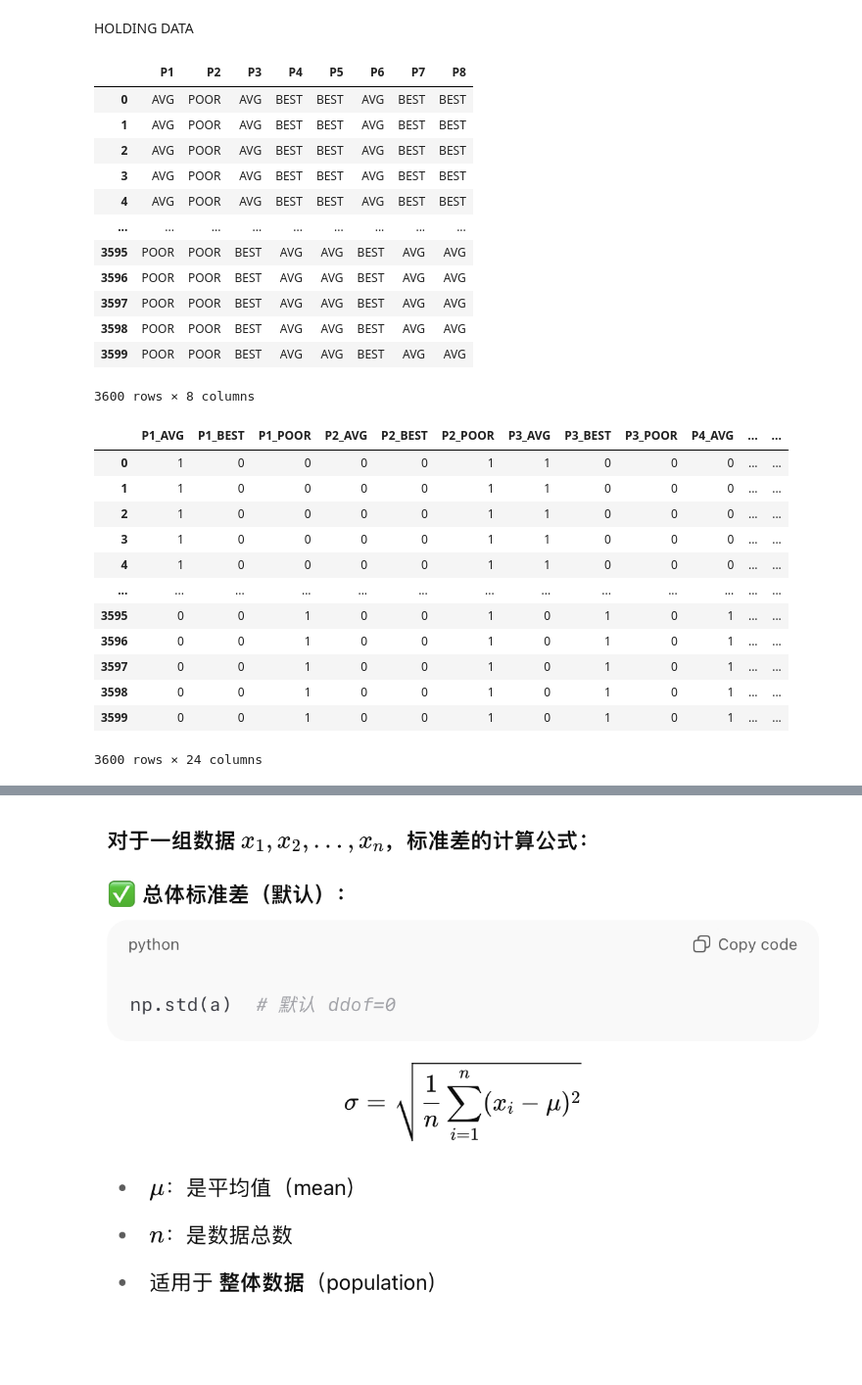
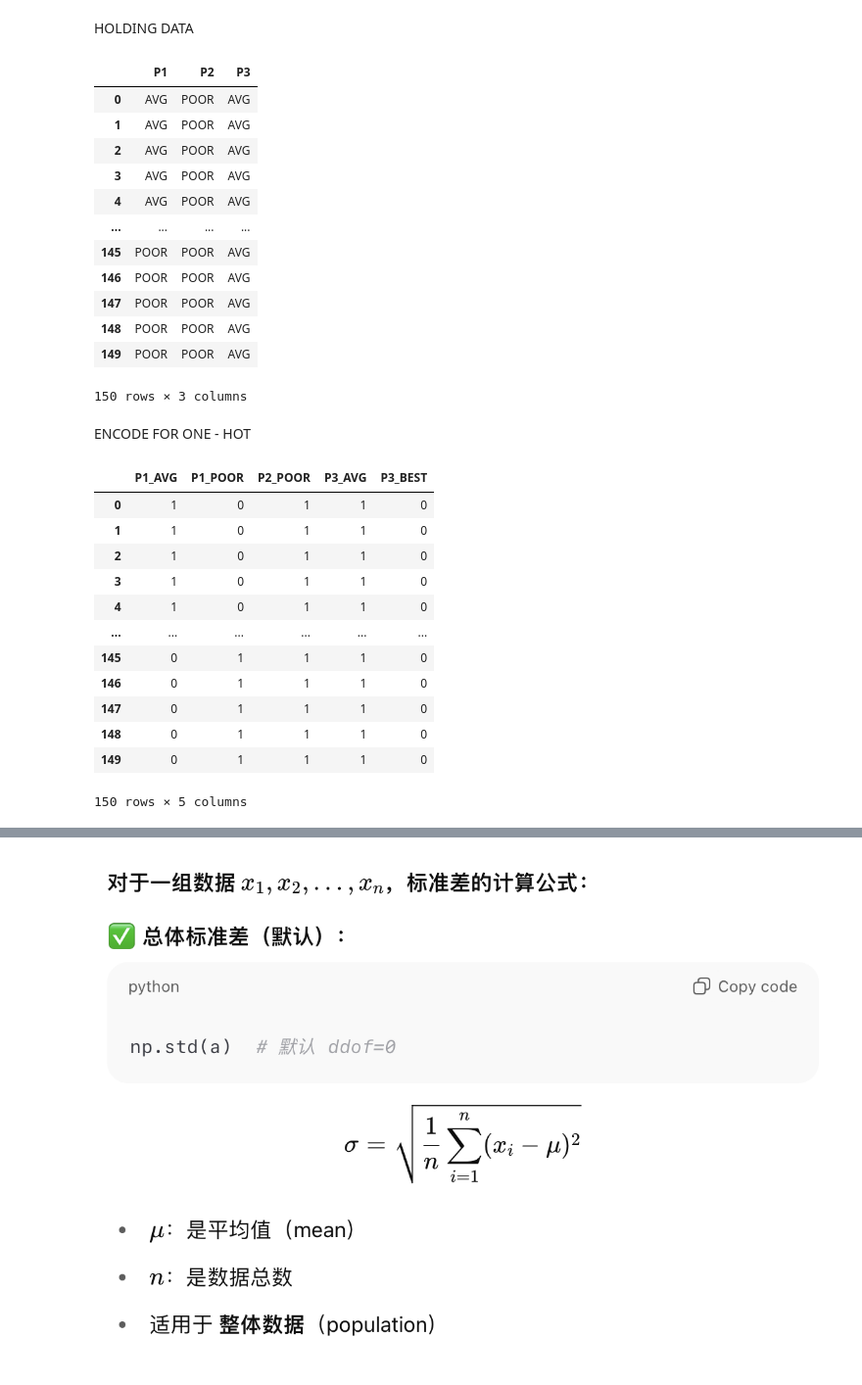
Before and after one commit to alaricbat/SoftmaxRegression, a Jupyter notebook: SoftmaxRegression/program/softmax_job_fix.ipynb, the cells around one changed output, grey strips where cells are left out. Shown: that part at 98% size. Saved outputs shown, nothing was run; the diff lists cells and outputs as text; code cells hidden in the pictures; blank space fills up the shorter version.

```diff
--- a/SoftmaxRegression/program/softmax_job_fix.ipynb
+++ b/SoftmaxRegression/program/softmax_job_fix.ipynb
@@ -14,5 +6,5 @@ please provide us feedback at https://github.com/pandas-dev/pandas/issues/54466
 # %% [markdown]
 IMPORT DATA
 # %%
-df = pd.read_excel('../dataset/job_fix.xlsx', sheet_name=0)
+df = pd.read_excel('../dataset/dataset.xlsx', sheet_name=0)
 # %%
@@ -67,22 +50,24 @@ HOLDING DATA
 # %%
 # X = df.drop(list(df.columns[0:4]) + ['s/'], axis=1)
 # X = df.drop(list(df.columns[0:4]) + list(df.columns[12:]), axis=1)
-X = df.drop(list(df.columns[0:13]), axis=1)
+X = df.drop(list(df.columns[0:8]), axis=1)
 X
 # %% [output]
-|  | P1 | P2 | P3 | P4 | P5 | P6 | P7 | P8 |
-| 0 | AVG | POOR | AVG | BEST | BEST | AVG | BEST | BEST |
-| 1 | AVG | POOR | AVG | BEST | BEST | AVG | BEST | BEST |
-| 2 | AVG | POOR | AVG | BEST | BEST | AVG | BEST | BEST |
-| 3 | AVG | POOR | AVG | BEST | BEST | AVG | BEST | BEST |
-| 4 | AVG | POOR | AVG | BEST | BEST | AVG | BEST | BEST |
-| ... | ... | ... | ... | ... | ... | ... | ... | ... |
-| 3595 | POOR | POOR | BEST | AVG | AVG | BEST | AVG | AVG |
-| 3596 | POOR | POOR | BEST | AVG | AVG | BEST | AVG | AVG |
-| 3597 | POOR | POOR | BEST | AVG | AVG | BEST | AVG | AVG |
-| 3598 | POOR | POOR | BEST | AVG | AVG | BEST | AVG | AVG |
-| 3599 | POOR | POOR | BEST | AVG | AVG | BEST | AVG | AVG |
+|  | P1 | P2 | P3 |
+| 0 | AVG | POOR | AVG |
+| 1 | AVG | POOR | AVG |
+| 2 | AVG | POOR | AVG |
+| 3 | AVG | POOR | AVG |
+| 4 | AVG | POOR | AVG |
+| ... | ... | ... | ... |
+| 145 | POOR | POOR | AVG |
+| 146 | POOR | POOR | AVG |
+| 147 | POOR | POOR | AVG |
+| 148 | POOR | POOR | AVG |
+| 149 | POOR | POOR | AVG |
-3600 rows × 8 columns
+150 rows × 3 columns
+# %% [markdown]
+ENCODE FOR ONE - HOT
 # %%
 import pandas as pd
 import numpy as np
@@ -131,25 +116,25 @@ def one_hot_encode(df_input, columns_to_encode, valid_categories):
 
     return df_encoded
 # %%
-cols_to_encode = ['P1', 'P2', 'P3', 'P4', 'P5', 'P6', 'P7', 'P8']
+cols_to_encode = ['P1', 'P2', 'P3']
 valid_categories = ['AVG', 'BEST', 'POOR', 'NAN']
 X_encoded = one_hot_encode(X, cols_to_encode, valid_categories)
 X_encoded.shape
 X_encoded
 # %% [output]
-|  | P1_AVG | P1_BEST | P1_POOR | P2_AVG | P2_BEST | P2_POOR | P3_AVG | P3_BEST | P3_POOR | P4_AVG | ... | ... |
-| 0 | 1 | 0 | 0 | 0 | 0 | 1 | 1 | 0 | 0 | 0 | ... | ... |
-| 1 | 1 | 0 | 0 | 0 | 0 | 1 | 1 | 0 | 0 | 0 | ... | ... |
-| 2 | 1 | 0 | 0 | 0 | 0 | 1 | 1 | 0 | 0 | 0 | ... | ... |
-| 3 | 1 | 0 | 0 | 0 | 0 | 1 | 1 | 0 | 0 | 0 | ... | ... |
-| 4 | 1 | 0 | 0 | 0 | 0 | 1 | 1 | 0 | 0 | 0 | ... | ... |
-| ... | ... | ... | ... | ... | ... | ... | ... | ... | ... | ... | ... | ... |
-| 3595 | 0 | 0 | 1 | 0 | 0 | 1 | 0 | 1 | 0 | 1 | ... | ... |
-| 3596 | 0 | 0 | 1 | 0 | 0 | 1 | 0 | 1 | 0 | 1 | ... | ... |
-| 3597 | 0 | 0 | 1 | 0 | 0 | 1 | 0 | 1 | 0 | 1 | ... | ... |
-| 3598 | 0 | 0 | 1 | 0 | 0 | 1 | 0 | 1 | 0 | 1 | ... | ... |
-| 3599 | 0 | 0 | 1 | 0 | 0 | 1 | 0 | 1 | 0 | 1 | ... | ... |
+|  | P1_AVG | P1_POOR | P2_POOR | P3_AVG | P3_BEST |
+| 0 | 1 | 0 | 1 | 1 | 0 |
+| 1 | 1 | 0 | 1 | 1 | 0 |
+| 2 | 1 | 0 | 1 | 1 | 0 |
+| 3 | 1 | 0 | 1 | 1 | 0 |
+| 4 | 1 | 0 | 1 | 1 | 0 |
+| ... | ... | ... | ... | ... | ... |
+| 145 | 0 | 1 | 1 | 1 | 0 |
+| 146 | 0 | 1 | 1 | 1 | 0 |
+| 147 | 0 | 1 | 1 | 1 | 0 |
+| 148 | 0 | 1 | 1 | 1 | 0 |
+| 149 | 0 | 1 | 1 | 1 | 0 |
-3600 rows × 24 columns
+150 rows × 5 columns
 # %%
 from sklearn.preprocessing import OneHotEncoder
 encoder = OneHotEncoder(sparse_output=False, handle_unknown='ignore')
```
Also changed, not shown: parts of 36 cells of this notebook, 4 other files.
